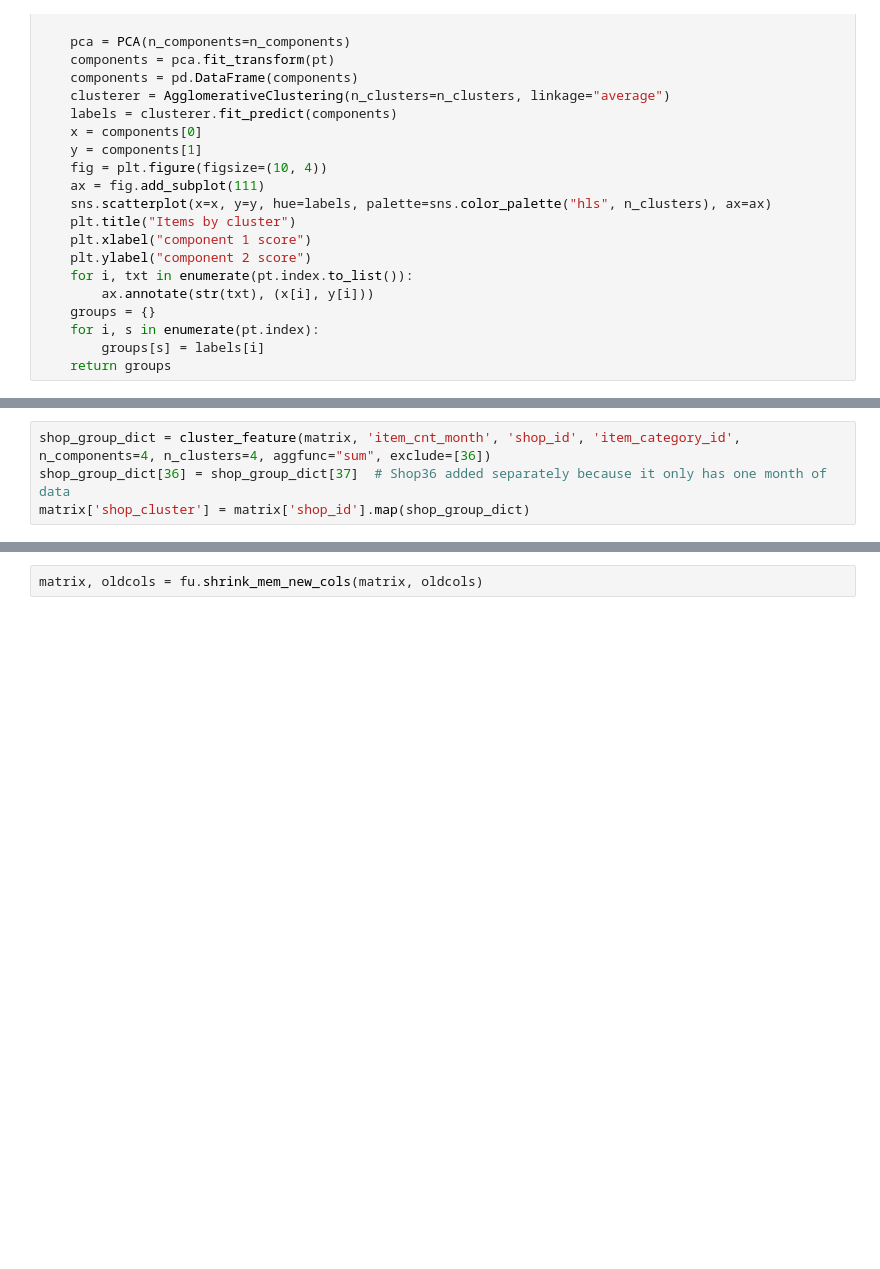
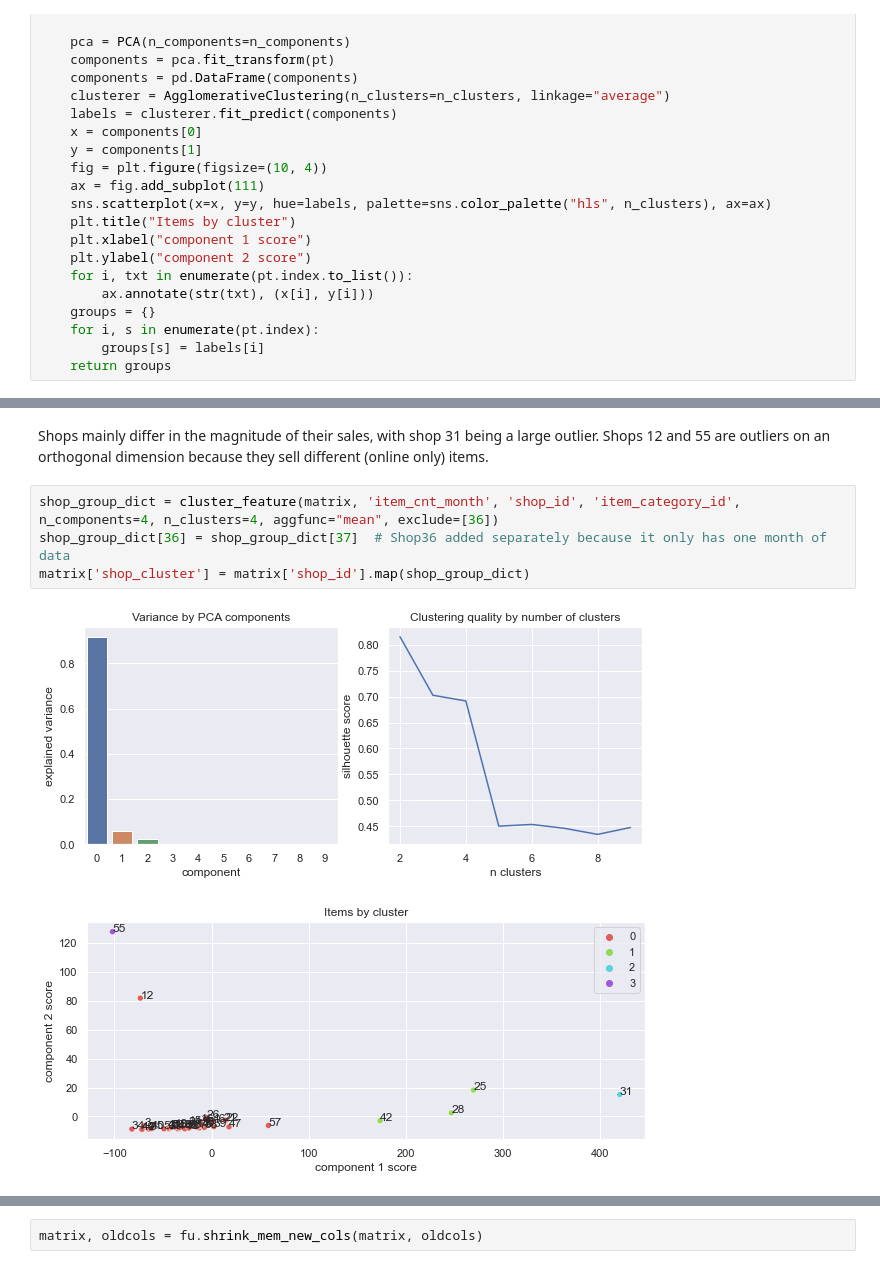
Before and after one commit to grantsut/kaggle-futuresales, a Jupyter notebook: future-sales-leak-and-time-features.ipynb, the cells around one changed output, grey strips where cells are left out. Drawn from its saved outputs; the diff is of its cells as text; blank space fills up the shorter version.

```diff
--- a/future-sales-leak-and-time-features.ipynb
+++ b/future-sales-leak-and-time-features.ipynb
@@ -547,7 +597,12 @@ matrix['category_cluster'] = matrix['item_category_id'].map(category_group_dict)
+# %% [markdown]
+Shops mainly differ in the magnitude of their sales, with shop 31 being a large outlier. Shops 12 and 55 are outliers on an orthogonal dimension because they sell different (online only) items.
 # %%
-shop_group_dict = cluster_feature(matrix, 'item_cnt_month', 'shop_id', 'item_category_id', n_components=4, n_clusters=4, aggfunc="sum", exclude=[36])
+shop_group_dict = cluster_feature(matrix, 'item_cnt_month', 'shop_id', 'item_category_id', n_components=4, n_clusters=4, aggfunc="mean", exclude=[36])
 shop_group_dict[36] = shop_group_dict[37]  # Shop36 added separately because it only has one month of data
 matrix['shop_cluster'] = matrix['shop_id'].map(shop_group_dict)
+# %% [output]
+[figure, added]
+[figure, added]
 # %%
 gc.collect()
 matrix, oldcols = fu.shrink_mem_new_cols(matrix, oldcols)  # Use this function periodically to downcast dtypes to save memory
```
Also changed, not shown: parts of 101 cells of this notebook.
